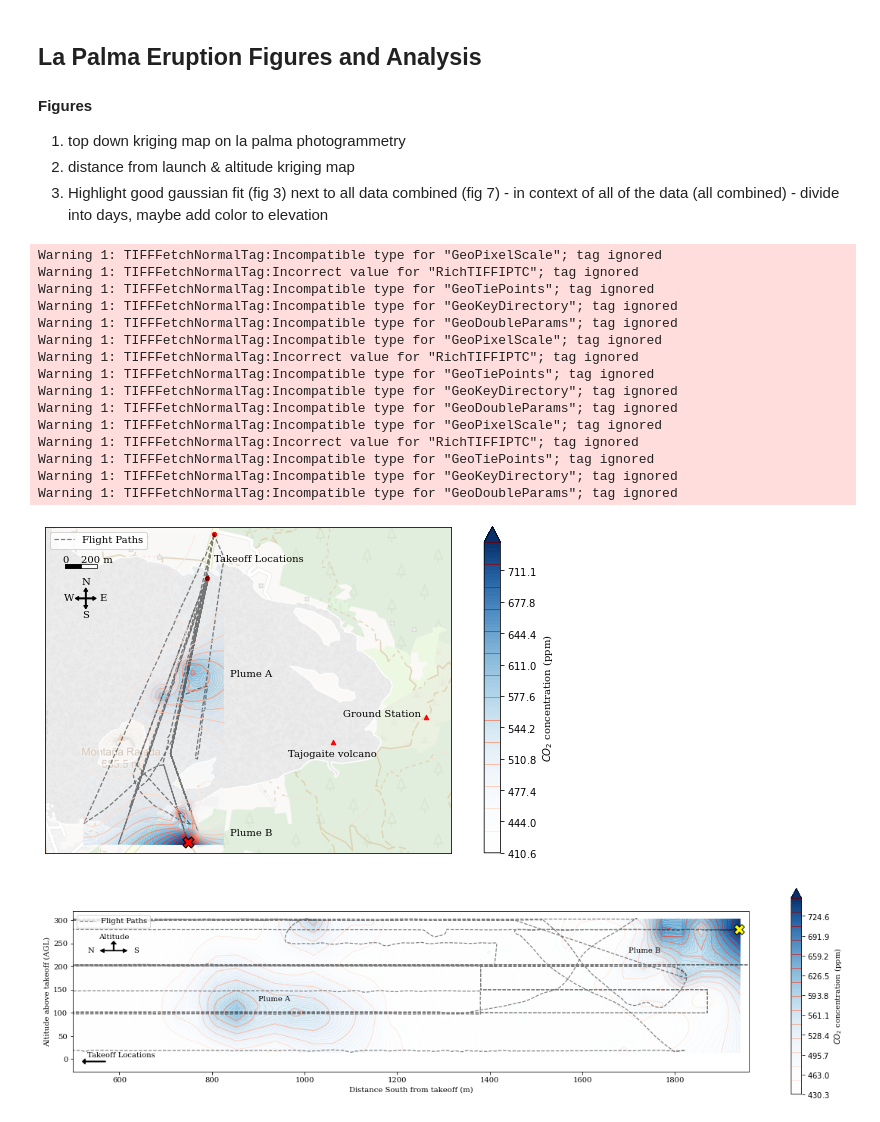
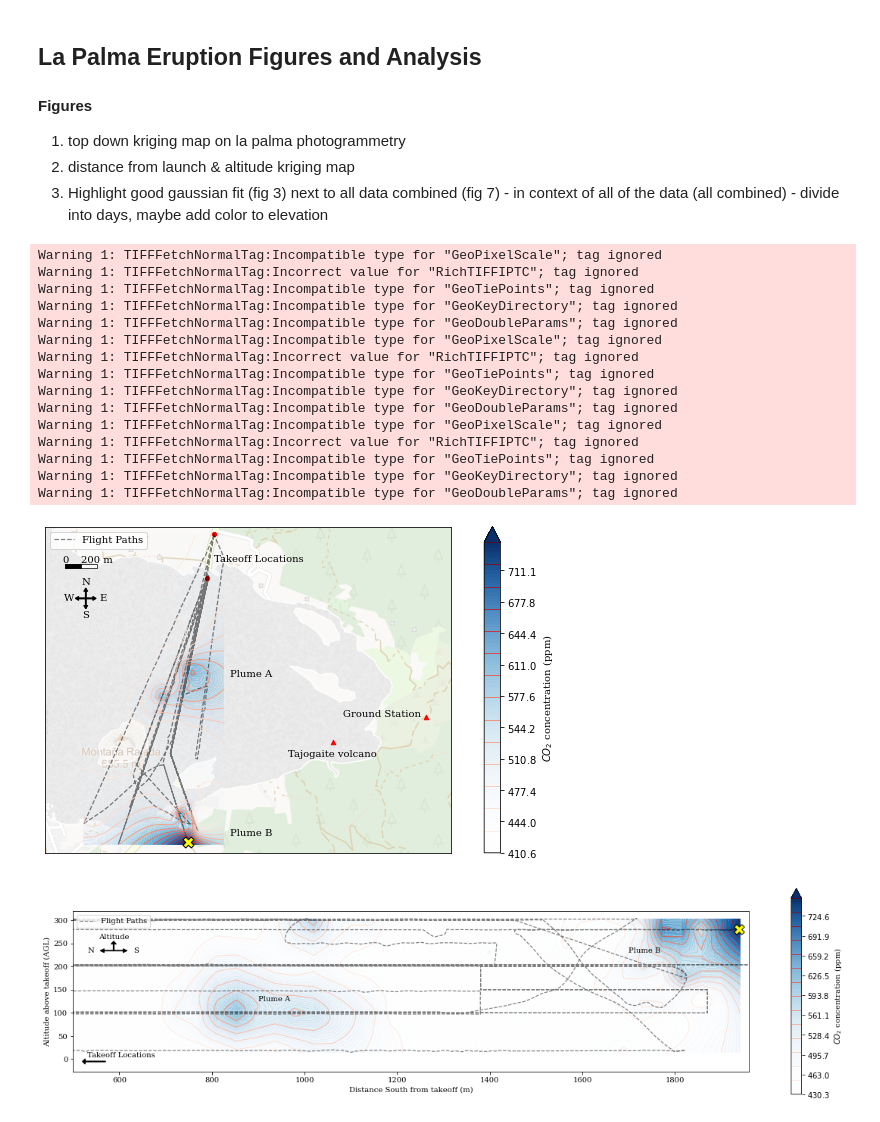
Before and after one commit to BCLab-UNM/lapalma-expedition, a Jupyter notebook: La Palma Nov 2021.ipynb, the cells around one changed output. Saved outputs shown, nothing was run; the diff lists cells and outputs as text; code cells hidden in the pictures.

Commit message:
Yellow markers

```diff
--- a/La Palma Nov 2021.ipynb
+++ b/La Palma Nov 2021.ipynb
@@ -345,40 +345,40 @@ def display_readings_krige2(name, readings, flights, nlags=6, minco2=None, maxco
     ax.annotate("Plume A", [-17.8725, 28.6165])
     ax.annotate("Plume B", [-17.8725, 28.6075])
 
-    ax.scatter(collection_point.lon, collection_point.lat, s=120, color='r', marker='X', zorder=2, edgecolors='black', linewidth=1)
+    ax.scatter(collection_point.lon, collection_point.lat, s=120, color='yellow', marker='X', zorder=2, edgecolors='black', linewidth=1)
 
     ax.legend(loc="upper left")
 
     add_ruler2(plt, ax, 200)
     add_compass(plt, ax)
 
     if addons is not None:
         addons(plt, fig, ax)
 
     ax.plot()
 
 combined_data = [item for item in all_data if item.value > 430]
 limited_all_data = [item for item in all_data if item.lat > 28.607]
 
 display_readings_krige2('la palma top', combined_data, limited_all_data)
 saveFigure(plt, "lat_lon_krig", dpi=300)
 # %% [output]
 Warning 1: TIFFFetchNormalTag:Incompatible type for "GeoPixelScale"; tag ignored
 Warning 1: TIFFFetchNormalTag:Incorrect value for "RichTIFFIPTC"; tag ignored
 Warning 1: TIFFFetchNormalTag:Incompatible type for "GeoTiePoints"; tag ignored
 Warning 1: TIFFFetchNormalTag:Incompatible type for "GeoKeyDirectory"; tag ignored
 Warning 1: TIFFFetchNormalTag:Incompatible type for "GeoDoubleParams"; tag ignored
 Warning 1: TIFFFetchNormalTag:Incompatible type for "GeoPixelScale"; tag ignored
 Warning 1: TIFFFetchNormalTag:Incorrect value for "RichTIFFIPTC"; tag ignored
 Warning 1: TIFFFetchNormalTag:Incompatible type for "GeoTiePoints"; tag ignored
 Warning 1: TIFFFetchNormalTag:Incompatible type for "GeoKeyDirectory"; tag ignored
 Warning 1: TIFFFetchNormalTag:Incompatible type for "GeoDoubleParams"; tag ignored
 Warning 1: TIFFFetchNormalTag:Incompatible type for "GeoPixelScale"; tag ignored
 Warning 1: TIFFFetchNormalTag:Incorrect value for "RichTIFFIPTC"; tag ignored
 Warning 1: TIFFFetchNormalTag:Incompatible type for "GeoTiePoints"; tag ignored
 Warning 1: TIFFFetchNormalTag:Incompatible type for "GeoKeyDirectory"; tag ignored
 Warning 1: TIFFFetchNormalTag:Incompatible type for "GeoDoubleParams"; tag ignored
-[figure, old version]
+[figure, new version]
 # %%
 def add_alt_compass(ax) :
 
```
Also changed, not shown: parts of 3 cells of this notebook.
